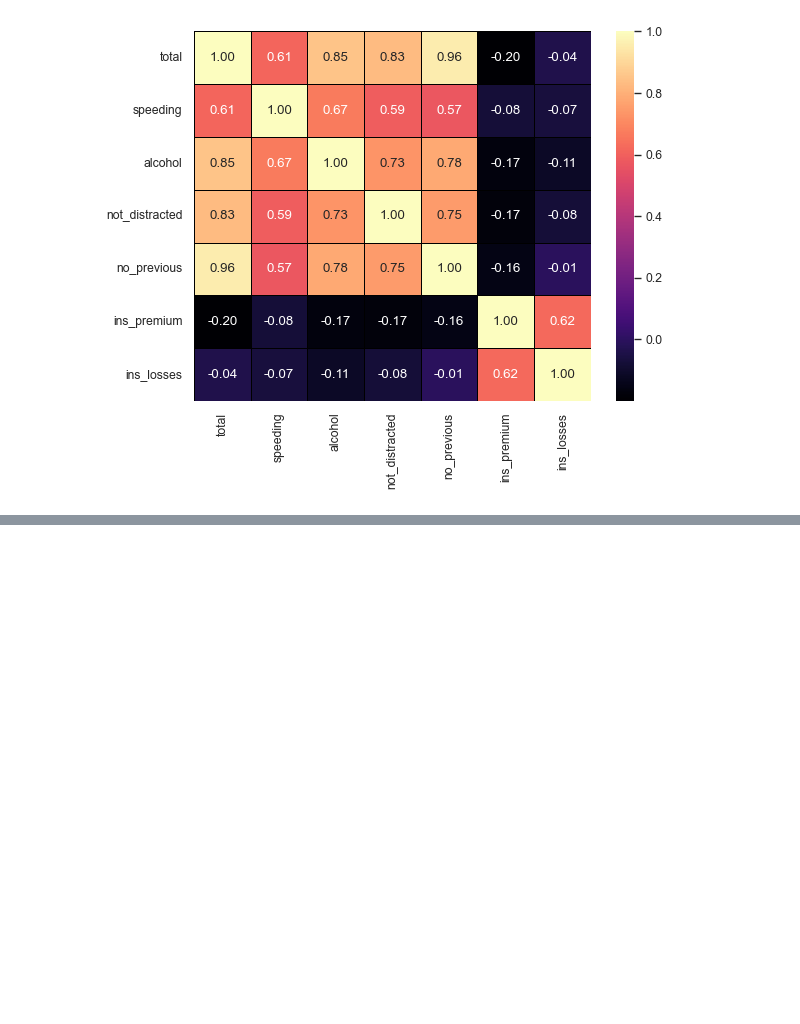
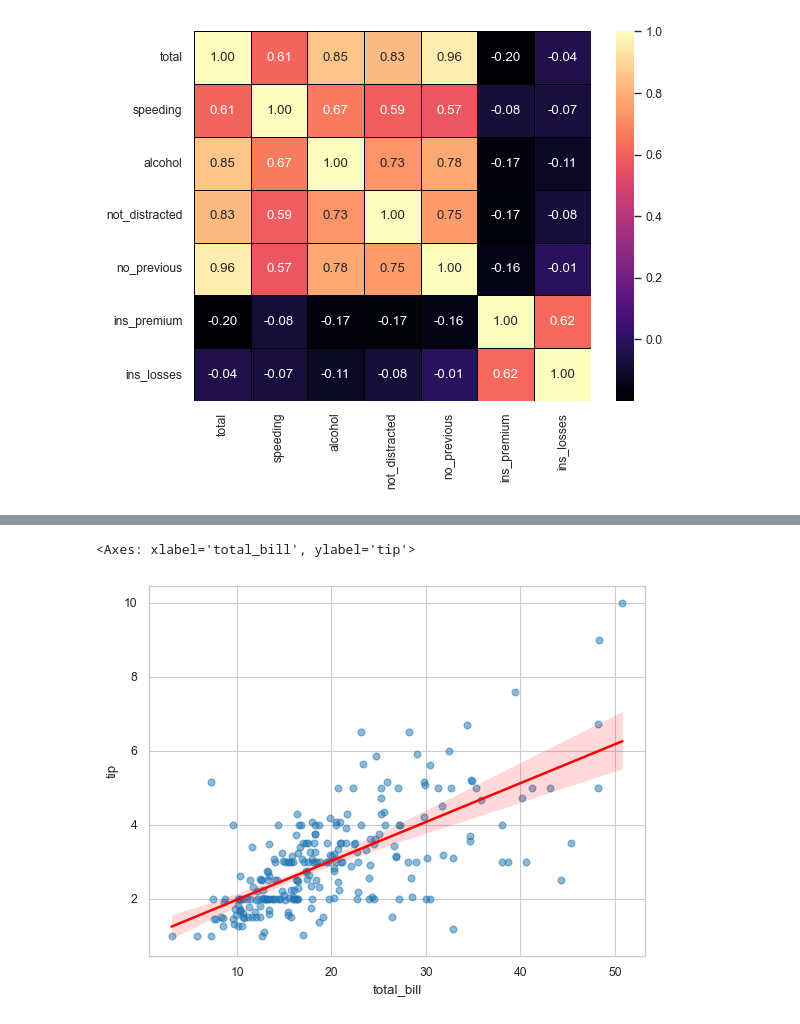
Before and after one commit to Nevin100/Data-Visualization-with-Seaborn, a Jupyter notebook: seaborn.ipynb, the cells around one changed output, grey strips where cells are left out. Saved outputs shown, nothing was run; the diff lists cells and outputs as text; code cells hidden in the pictures; blank space fills up the shorter version.

```diff
--- a/seaborn.ipynb
+++ b/seaborn.ipynb
@@ -214,0 +258,8 @@ sns.heatmap(crash_mx, annot=True, cmap='magma', fmt='.2f', linewidths=0.5, linec
+# %%
+# Regression Plot : --> to visualize the relationship between two numerical variables.
+# It fits a regression line to the data points and shows the confidence interval around the regression line
+
+sns.regplot(x='total_bill', y='tip', data=tips_df, scatter_kws={'alpha':0.5}, line_kws={'color':'red'})
+# %% [output]
+<Axes: xlabel='total_bill', ylabel='tip'>
+[figure, added]
```
Also changed, not shown: parts of 10 cells of this notebook.
